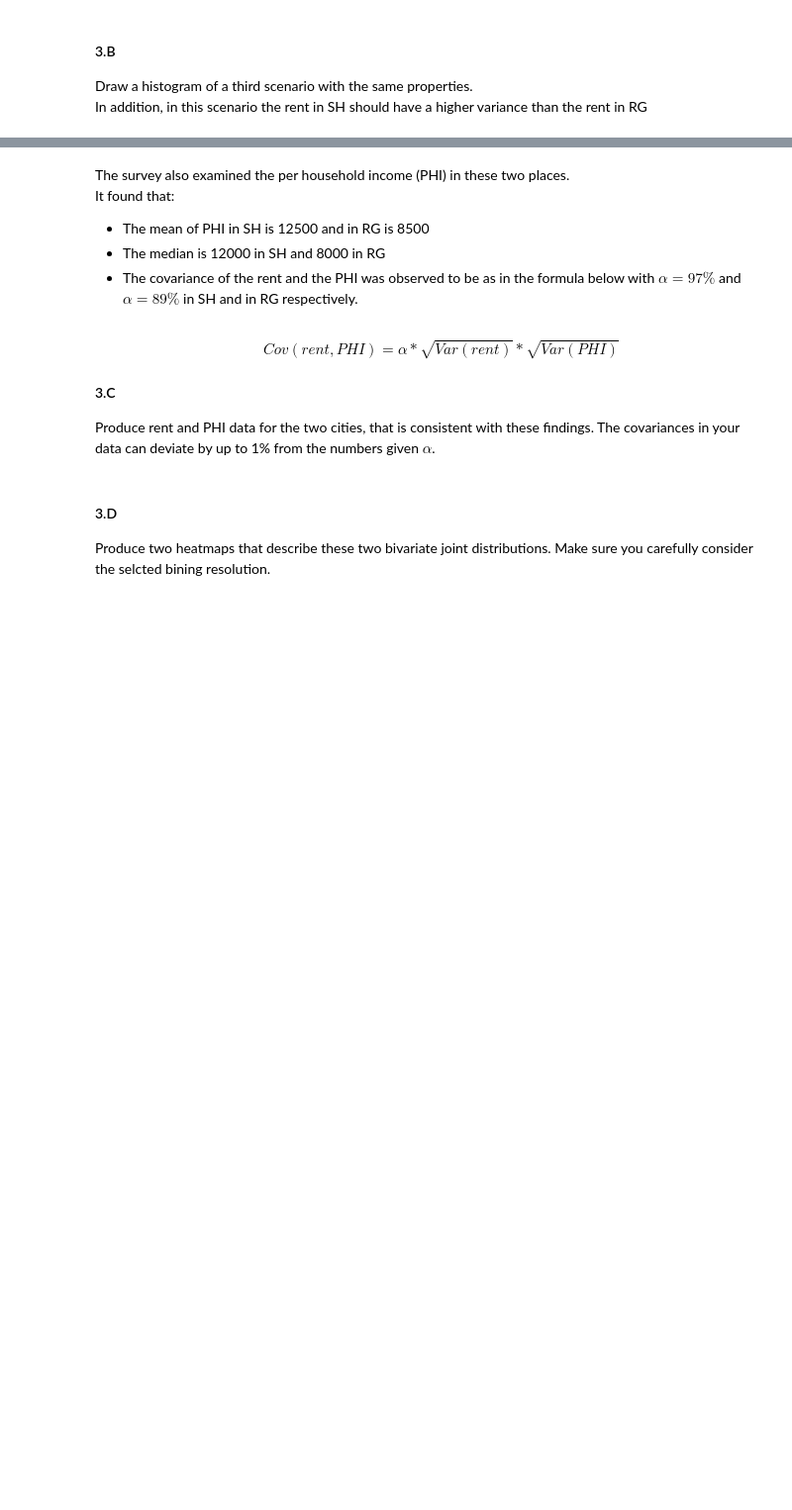
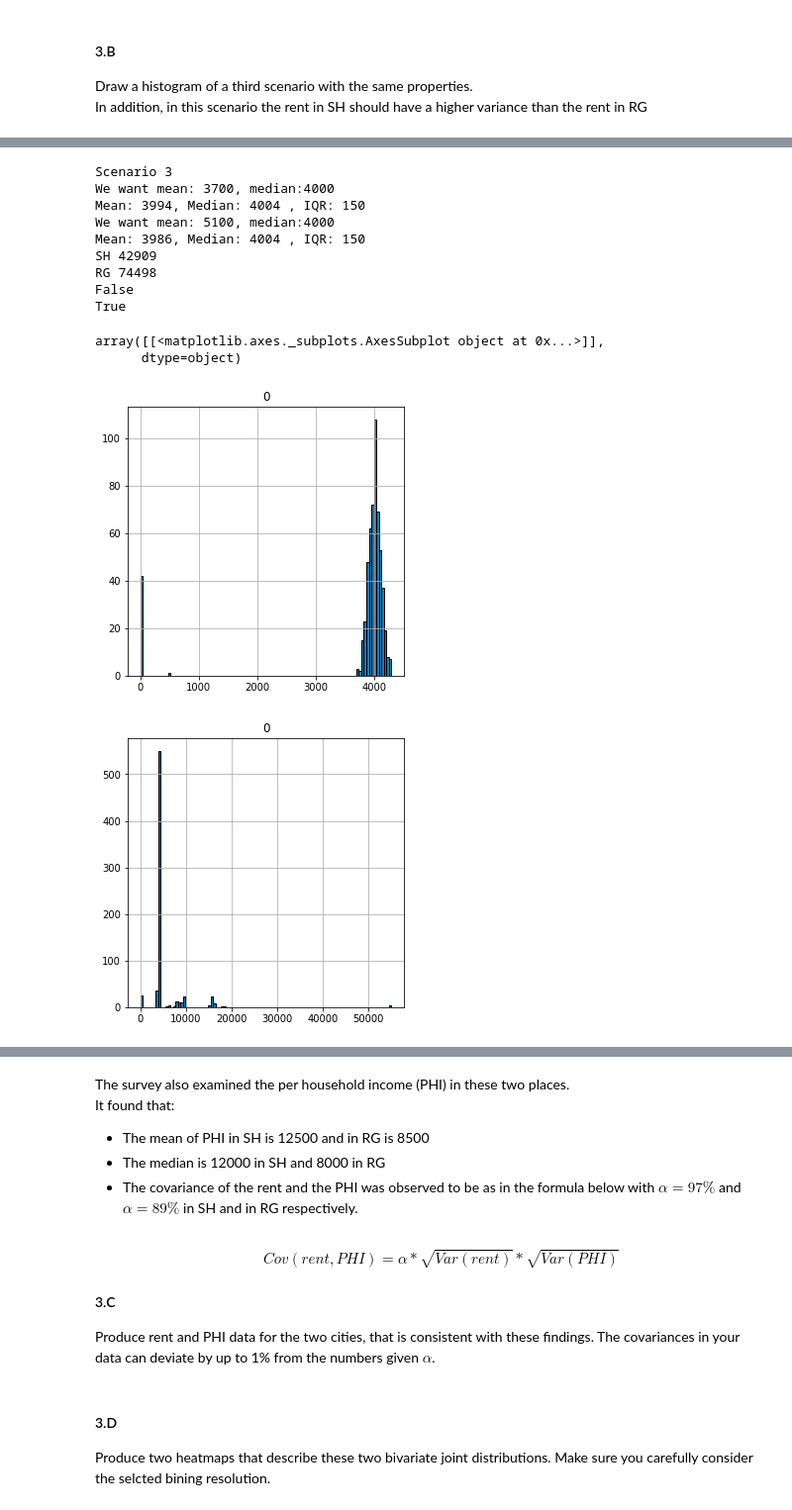
Before and after one commit to mayakerem/StatisticsDataAnalysis, a Jupyter notebook: HW1.ipynb, the cells around one changed output, grey strips where cells are left out. Shown at 99% size. Drawn from its saved outputs; the diff is of its cells as text; code cells hidden in the pictures; blank space fills up the shorter version.

```diff
--- a/HW1.ipynb
+++ b/HW1.ipynb
@@ -256,0 +285,52 @@ RG 821926819.9601365
+# %%
+print("Scenario 3")
+print('We want mean: 3700, median:4000')
+
+np.random.seed(101)
+
+mu, sigma = 4000, 100
+s = np.random.normal(mu, sigma, 500)
+s_t=np.array([1, 4000])
+s_5 = np.concatenate((s,s_t),axis=0)
+
+print('Mean: {}, Median: {} , IQR: {}'.format(int(np.mean(s_5)), int(np.median(s_5)), int(stats.iqr(s_5))))
+
+
+print('We want mean: 5100, median:4000')
+
+np.random.seed(101)
+
+mu, sigma = 4000, 100
+s = np.random.normal(mu, sigma, 500)
+s_t =np.array([4000, 0, 0])
+s_6 = np.concatenate((s,s_t),axis=0)
+
+print('Mean: {}, Median: {} , IQR: {}'.format(int(np.mean(s_6)), int(np.median(s_6)), int(stats.iqr(s_6))))
+
+#Must be True
+print('SH {}'.format(int(np.var(s_5))))
+print('RG {}'.format(int(np.var(s_6))))
+
+print(np.var(s_5)>np.var(s_6))
+print(stats.iqr(s_5) < stats.iqr(s_6))
+
+pd.DataFrame(s_1).hist(bins=100,
+                          figsize=(5,5),
+                          edgecolor="k", linewidth=1)
+pd.DataFrame(s_2).hist(bins=100,
+                          figsize=(5,5),
+                          edgecolor="k", linewidth=1)
+# %% [output]
+Scenario 3
+We want mean: 3700, median:4000
+Mean: 3994, Median: 4004 , IQR: 150
+We want mean: 5100, median:4000
+Mean: 3986, Median: 4004 , IQR: 150
+SH 42909
+RG 74498
+False
+True
+array([[<matplotlib.axes._subplots.AxesSubplot object at 0x...>]],
+      dtype=object)
+[figure, added]
+[figure, added]
```
Also changed, not shown: parts of 16 cells of this notebook.
